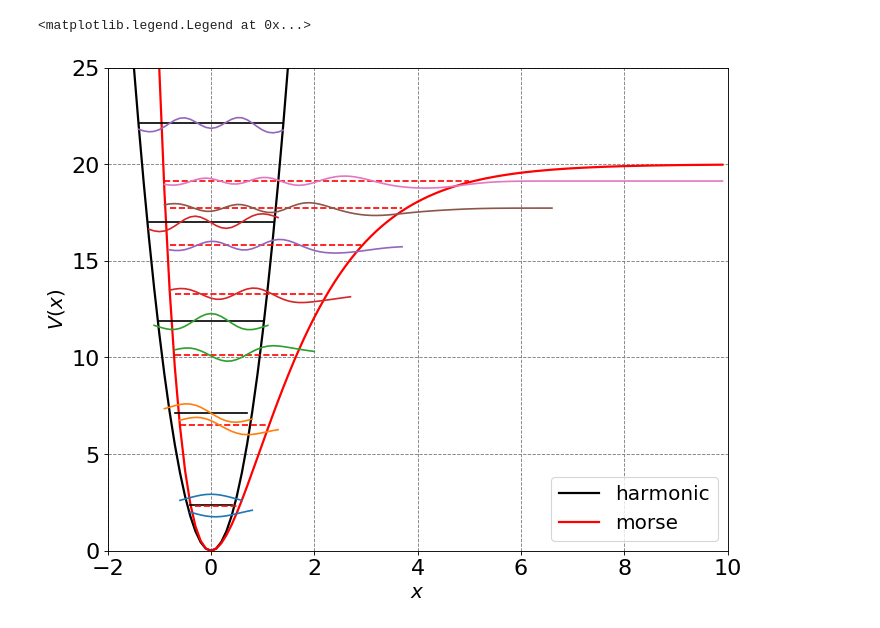
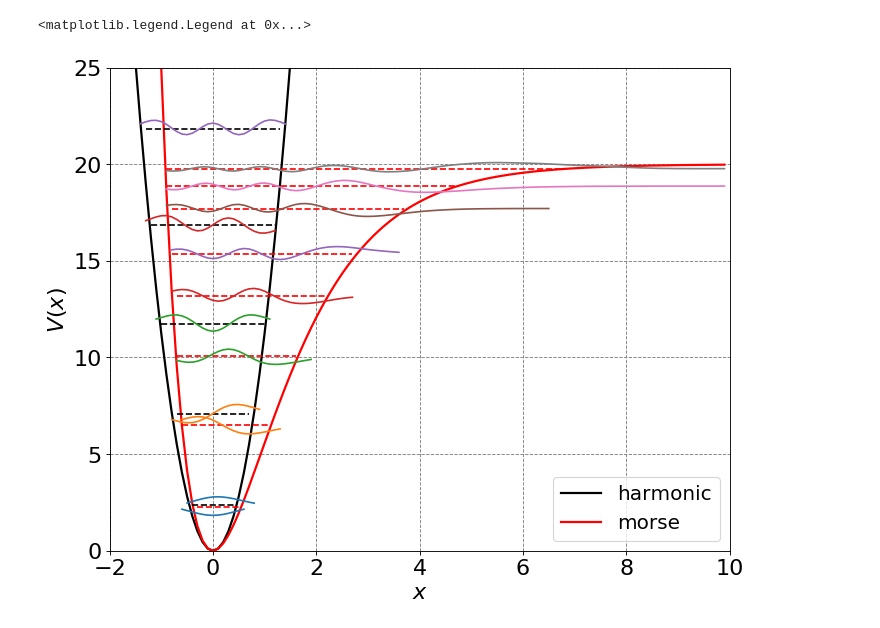
Before and after one commit to mccullaghlab/CHEM571A-FALL2018, a Jupyter notebook: notes/Morse Oscillator.ipynb, the cells around one changed output. Drawn from its saved outputs; the diff is of its cells as text; code cells hidden in the pictures.

Commit message:
updated Morse Oscillator

```diff
--- a/notes/Morse Oscillator.ipynb
+++ b/notes/Morse Oscillator.ipynb
@@ -19,12 +19,11 @@ def integrand(x,V,xi,xj,alpha):
     return np.exp(-alpha*(x-xi)**2)*V(x)*np.exp(-alpha*(x-xj)**2)
 
 # variational principle basis set solution for KE plus V (typically harmonic) - basis functions are guassians
-def basis_V(N,V):
+def basis_V(N,V,xvals=np.arange(-4,4,0.1)):
     #N = 3                       # half the number of basis functions
     K = 2*N+1                    # total number of basis functions
     dx = 0.4                     # spacing between basis functions
     alpha = 1.0                  # 1/spread of basis functions
-    xvals = np.arange(-3,10,0.1)  # x domain for psi
     xmin = -N*dx                 # minimum x value for basis functions
     xIntegrand = np.arange(xmin-1.0/alpha*10,abs(xmin)+1.0/alpha*10,0.01)
     S = np.zeros((K,K),dtype=float)   # basis function overlap matrix
@@ -70,9 +118,6 @@ def basis_V(N,V):
 De = 20.0
 beta = 0.75
 xvals = np.arange(-3,10,0.1)
-
-def anharmonic(x):
-    return De*beta**2*x**2 - De*beta**3*(x)**3 + 7./12.*De*beta**4*x**4
 
 def harmonic(x):
     return De*beta**2*x**2
@@ -80,47 +125,40 @@ def harmonic(x):
 def morse(x):
     return De*(1-np.exp(-beta*x))**2
 
 #fig, ax = plt.subplots(figsize=(12,8))
 # initialize a figure
-ax = define_figure(xlabel="x",ylabel="V(x)")
+ax = define_figure(xlabel="$x$",ylabel="$V(x)$")
+# compute potential energies
 U_h = harmonic(xvals)
-U_ah = anharmonic(xvals)
 U_morse = morse(xvals)
+# plot potential energies
 ax.plot(xvals, U_h, 'k',lw=2,label="harmonic")
-#ax.plot(xvals, U_ah, 'b',lw=2,label="anharmonic")
 ax.plot(xvals, morse(xvals), 'r',lw=2,label="morse")
-psi_h, E_h = basis_V(10,harmonic)
-#psi_ah, E_ah = basis_V(10,anharmonic)
-psi_morse, E_morse = basis_V(10,morse)
+# compute wavefunctions and energies for these potential functions
+psi_h, E_h = basis_V(18,harmonic,xvals)
+psi_morse, E_morse = basis_V(18,morse,xvals)
+# plot harmonic energy levels and wavefunctions
 for n in range(10):
     # plot the energy level
     mask = np.where(E_h[n] > U_h)
-    ax.plot(xvals[mask], E_h[n] * np.ones(np.shape(xvals))[mask], 'k')
+    ax.plot(xvals[mask], E_h[n] * np.ones(np.shape(xvals))[mask], 'k--')
     # plot the wavefunction
     Y = psi_h[:,n]/2.0+E_h[n]
     mask = np.where(Y > U_h-2.0)
     ax.plot(xvals[mask], Y[mask].real)
-#for n in range(10):
-#    Y = psi_ah[:,n]/2.0+E_ah[n]
-#    mask = np.where(E_ah[n] > U_ah)
-#    ax.plot(xvals[mask], E_h[n] * np.ones(np.shape(xvals))[mask], 'b--')
-#
-#    mask = np.where(Y > U_ah-2.0)
-#    ax.plot(xvals[mask], Y[mask].real)
+# plot morse energy levels and wavefunctions
 for n in range(10):
     if (E_morse[n] <= De):
         # plot the energy level
         mask = np.where(E_morse[n] > U_morse)
         ax.plot(xvals[mask], E_morse[n] * np.ones(np.shape(xvals))[mask], 'r--')
         # plot the wavefunction
         Y = psi_morse[:,n]/2.0+E_morse[n]
         mask = np.where(Y > U_morse-2.0)
         ax.plot(xvals[mask], Y[mask].real)
 ax.set_xlim(-2, 10)
 ax.set_ylim(0, 25)
-ax.set_xlabel(r'$x$', fontsize=18)
-ax.set_ylabel(r'$V(x)$', fontsize=18)
 ax.legend(loc=4,fontsize=18)
 # %% [output]
 <matplotlib.legend.Legend at 0x...>
-[figure, old version]
+[figure, new version]
```
Also changed, not shown: parts of 1 cell of this notebook.
